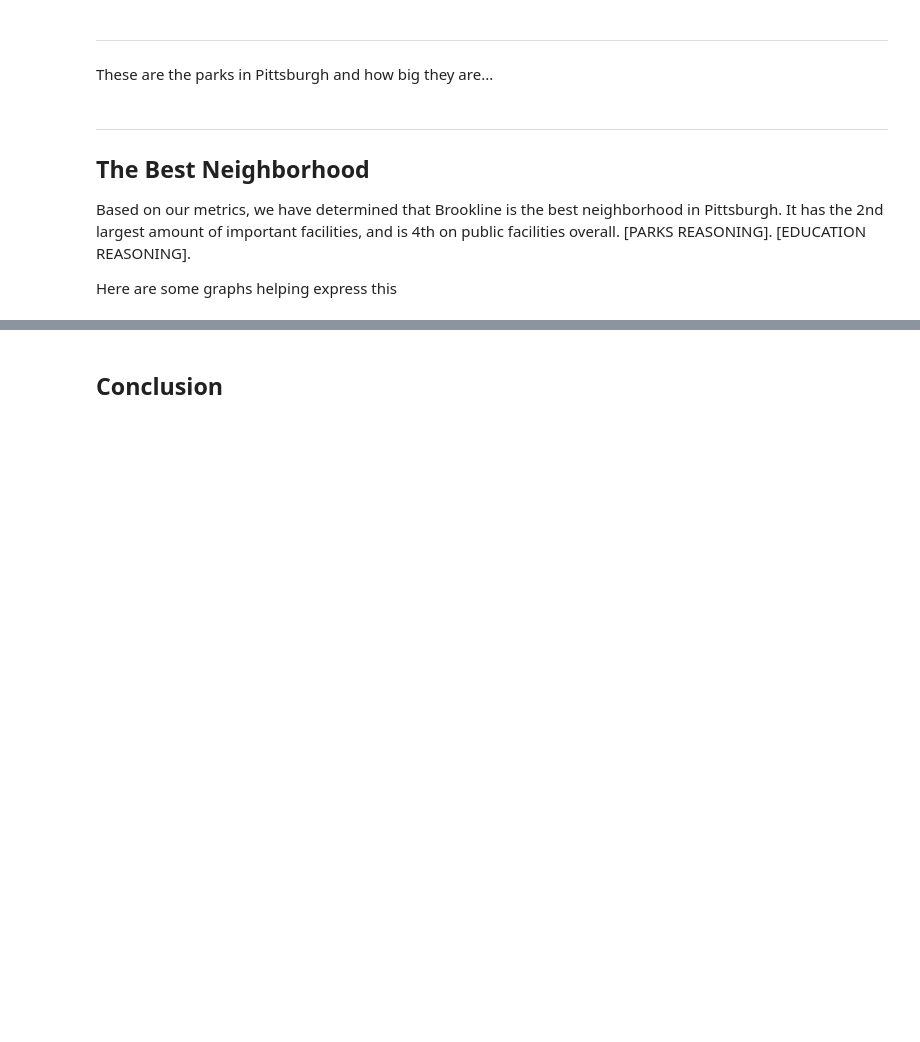
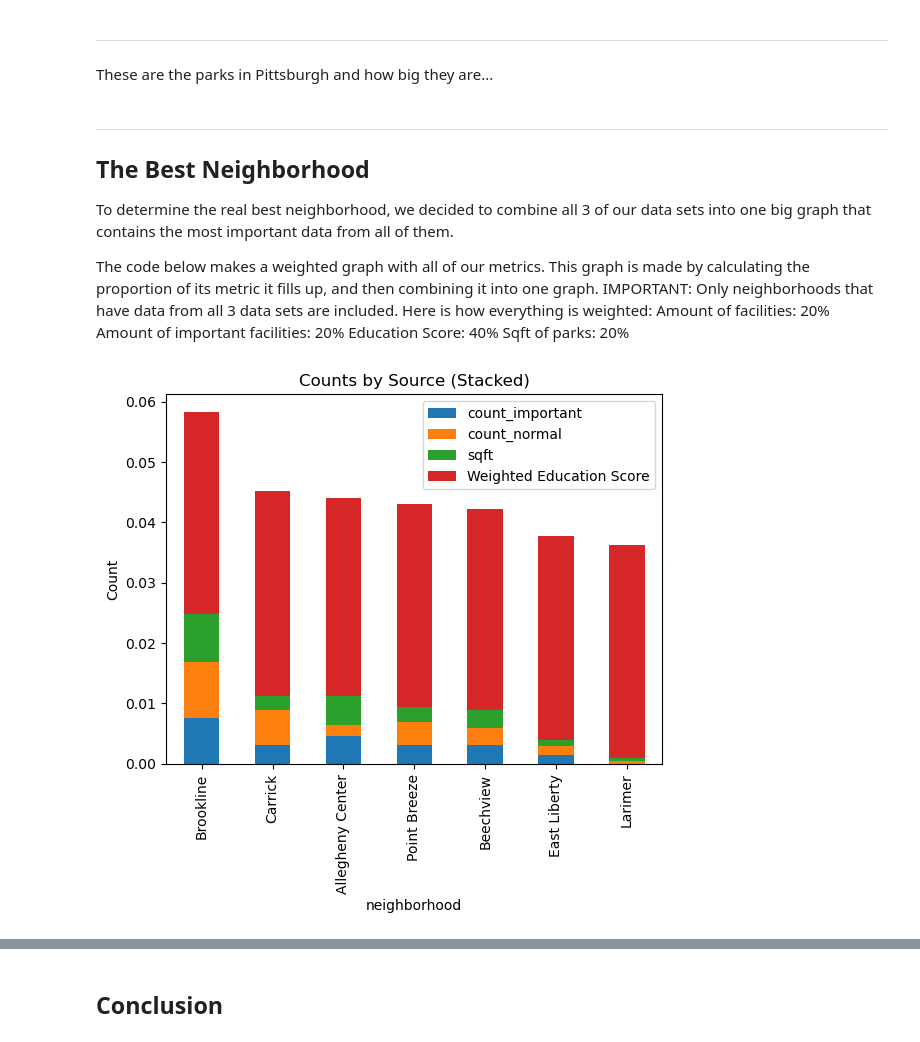
Before and after one commit to nlowman23/Final_Project_Group-31, a Jupyter notebook: BestNeighborhood.ipynb, the cells around one changed output, grey strips where cells are left out. Saved outputs shown, nothing was run; the diff lists cells and outputs as text; code cells hidden in the pictures; blank space fills up the shorter version.

Commit message:
Finished combining data section in test notebook

```diff
--- a/BestNeighborhood.ipynb
+++ b/BestNeighborhood.ipynb
@@ -41,6 +43,23 @@ These are the parks in Pittsburgh and how big they are...
 # %% [markdown]
 -----------------------------------------------------------------------------------------------------------
 ## The Best Neighborhood
-Based on our metrics, we have determined that Brookline is the best neighborhood in Pittsburgh. It has the 2nd largest amount of important facilities, and is 4th on public facilities overall. [PARKS REASONING]. [EDUCATION REASONING].
+To determine the real best neighborhood, we decided to combine all 3 of our data sets into one big graph that contains the most important data from all of them.
 
-Here are some graphs helping express this
+The code below makes a weighted graph with all of our metrics. This graph is made by calculating the proportion of its metric it fills up, and then combining it into one graph. IMPORTANT: Only neighborhoods that have data from all 3 data sets are included. Here is how everything is weighted:
+Amount of facilities: 20%
+Amount of important facilities: 20%
+Education Score: 40%
+Sqft of parks: 20%
+# %%
+# Setup styuff
+
+import pandas as pd
+import numpy as np
+%matplotlib inline
+import matplotlib.pyplot as plt
+import geopandas
+data = pd.read_csv("https://data.wprdc.org/datastore/dump/fbb50b02-2879-47cd-abea-ae697ec05170")
+df = pd.read_csv("Pittsburgh Education 2024.csv")
+parks_area = pd.read_csv("ParkData2.csv")
+parks_info = pd.read_csv("parkdata.csv")
+neighborhoods = geopandas.read_file("Neighborhoods/Neighborhoods_.shp")
@@ -46,0 +118,25 @@ Here are some graphs helping express this
+# %%
+# Graphing
+# for normal bar graph | NOT USING ANYMORE
+
+#data_concat = pd.concat([important_facilities,facilities_weighted,education_weighted,park_weighted])
+#data_combined = data_concat.groupby('neighborhood').sum().sort_values(ascending=False)
+#data_combined_mask = data_combined > 0.01
+#data_combined[data_combined_mask].plot.bar()
+#plt.title('Weighted Rating of Neighborhoods')
+#plt.show()
+
+
+# for stacked bar graph
+merged = pd.merge(important_facilities, facilities_weighted, on='neighborhood', how='outer', suffixes=('_important', '_normal')).fillna(0)
+merged = pd.merge(    merged, park_weighted, left_on='neighborhood',right_on='neighborhood').fillna(0)
+merged = pd.merge(merged, education_weighted, left_on='neighborhood',right_on='neighborhood').fillna(0)
+merged['total'] = merged['count_important'] + merged['count_normal'] + merged['Weighted Education Score'] + merged['sqft']
+merged = merged.sort_values('total', ascending=False)
+#print(merged['total'].cumsum())
+merged_graphthis = merged.drop('total', axis=1)
+merged_graphthis.plot(kind='bar',stacked=True,ylabel='Count',title='Counts by Source (Stacked)')
+plt.show()
+# .46 + .37
+# %% [output]
+[figure, added]
```
Also changed, not shown: parts of 3 cells of this notebook, 1 other file.
